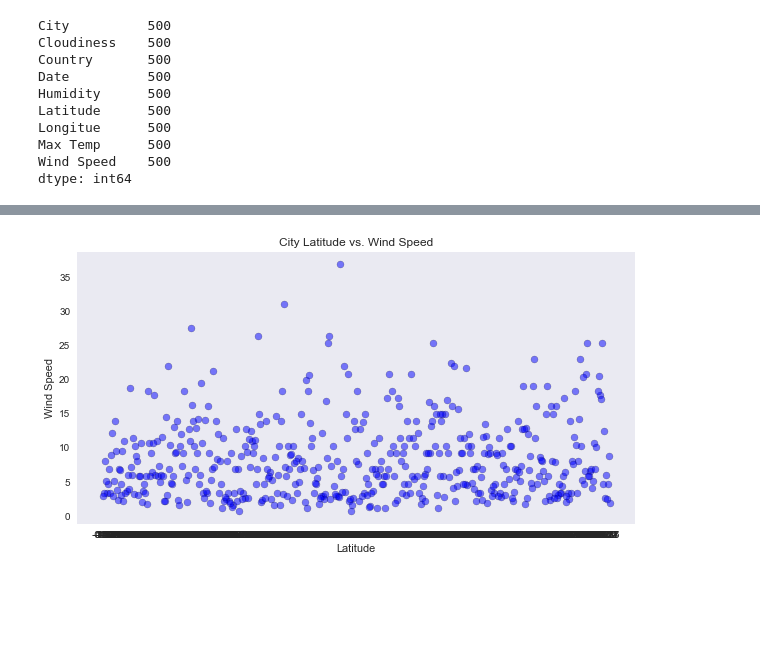
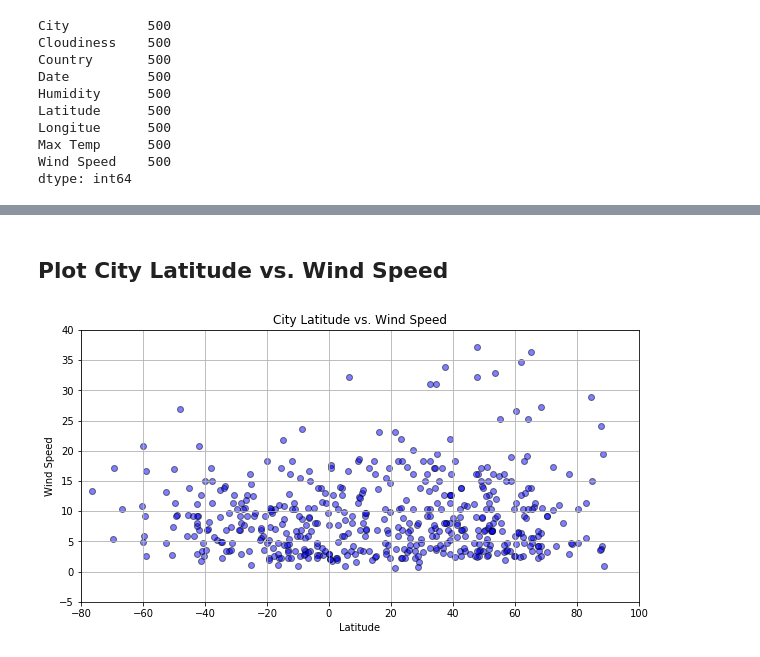
Before and after one commit to asureshb/ucb-data, a Jupyter notebook: WeatherPy/WeatherPy.ipynb, the cells around one changed output, grey strips where cells are left out. Saved outputs shown, nothing was run; the diff lists cells and outputs as text; code cells hidden in the pictures; blank space fills up the shorter version.

```diff
--- a/WeatherPy/WeatherPy.ipynb
+++ b/WeatherPy/WeatherPy.ipynb
@@ -17,5 +23,5 @@ api_key = "43e2461431e6813de8f6e1f5935fbc78"
 # %%
-# Randomly fetch cities from the entire range of latitude and longitude
+## Randomly fetch cities from the entire range of latitude and longitude
 
 lat_range = np.random.uniform(low=-90, high=90, size=1500)
 lng_range = np.random.uniform(low=-180, high=180, size=1500)
@@ -29,4 +35,4 @@ for i in range(len(lat_range)):
     if city_str in cities_coordinates:
         # continue to next coordinates if duplicate is found at same axis
         continue
-    cities_coordinates[city_str] = ["%0.2f" % lat, "%0.2f" % lng]
+    cities_coordinates[city_str] = [float("%0.2f" % lat), float("%0.2f" % lng)]
@@ -33,9 +41,24 @@ for i in range(len(lat_range)):
 # %%
+latitude_list = []
+longitude_list = []
+
+for city in cities_coordinates.keys():
+    latitude_list.append(cities_coordinates[city][0])
+    longitude_list.append(cities_coordinates[city][1])
+
 plt.figure(figsize=(15,5))
-plt.grid()
-plt.scatter(lat_range, lng_range,marker='o',color='Blue',edgecolor='Black',alpha=0.5)
+plt.grid(True)
+plt.scatter(latitude_list,
+            longitude_list,
+            marker='o',
+            color='Blue',
+            edgecolor='Black',
+            alpha=0.5)
+
 plt.title("City Distribution")
 plt.xlabel('Latitude')
 plt.ylabel('Longitude')
+plt.savefig('CityDistribution_On_Latitude_Longitude.png')
+
 plt.show()
 # %% [output]
@@ -194,11 +259,24 @@ plt.show()
+# %% [markdown]
+## Plot City Latitude vs. Wind Speed ##
 # %%
 plt.figure(figsize=(10,5))
-plt.grid()
-plt.scatter(cities_weather_report_df['Latitude'], cities_weather_report_df['Wind Speed'],marker='o',color='Blue',edgecolor='Black',alpha=0.5)
+plt.grid(True)
+
+plt.scatter(cities_weather_report_df['Latitude'],
+            cities_weather_report_df['Wind Speed'],
+            marker='o',
+            color='Blue',
+            edgecolor='Black',
+            alpha=0.5)
+
+plt.xlim(-80, 100)
+plt.ylim(-5, 40)
+
 plt.title("City Latitude vs. Wind Speed")
 plt.xlabel('Latitude')
 plt.ylabel('Wind Speed')
 plt.savefig('City_Latitude_vs_WindSpeed.png')
+
 plt.show()
 # %% [output]
-[figure, old version]
+[figure, new version]
```
Also changed, not shown: parts of 16 cells of this notebook, 6 other files.
